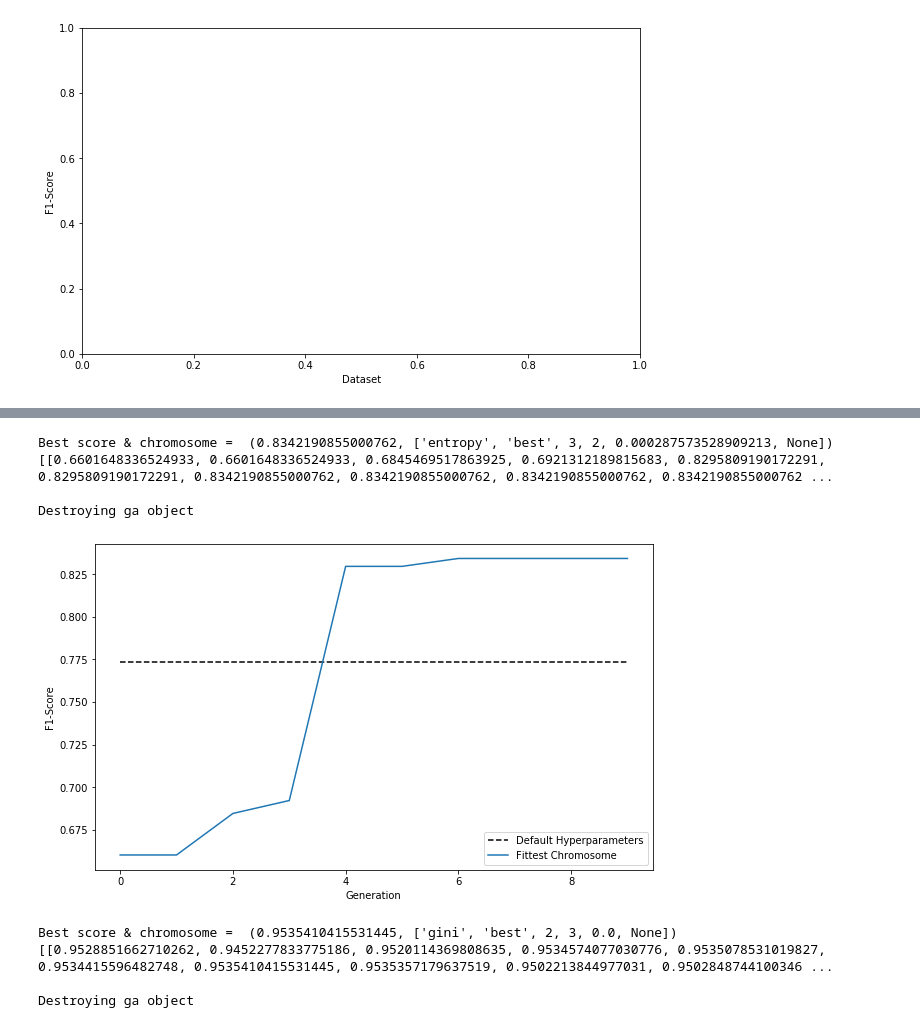
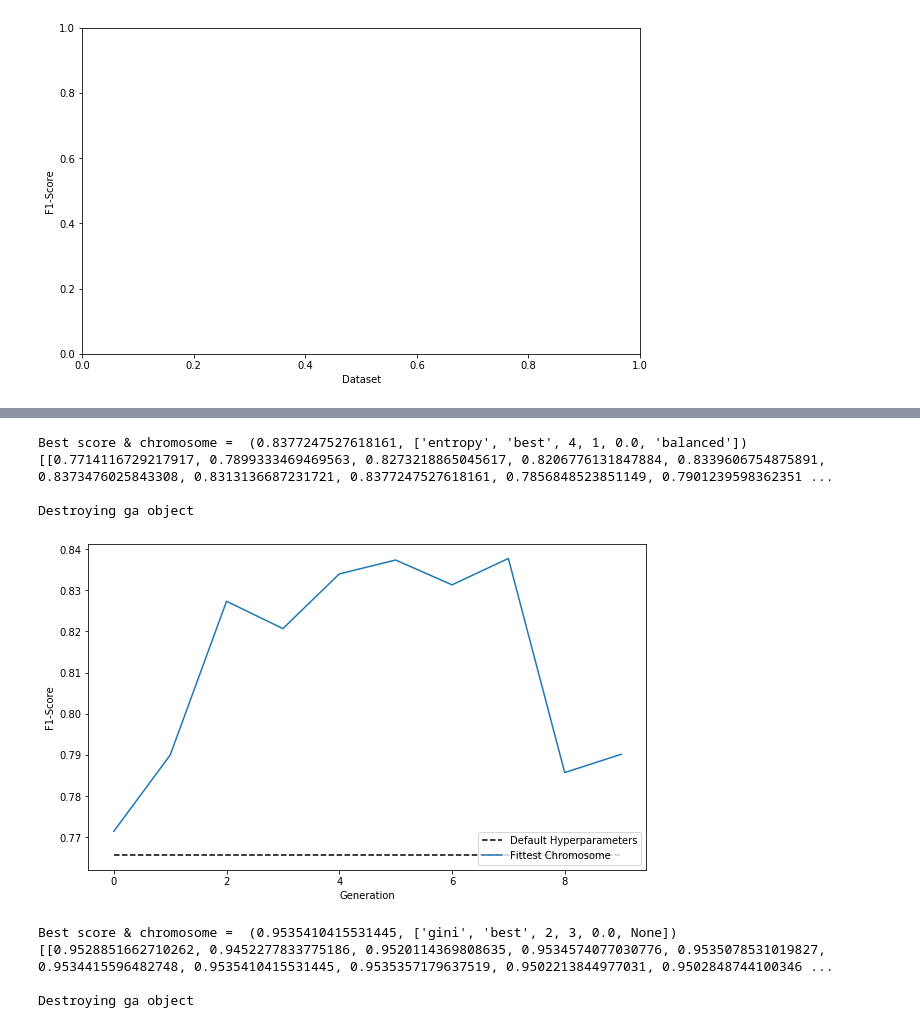
Before and after one commit to NorthOfNull/ML, a Jupyter notebook: Genetic Algorithm.ipynb, the cells around one changed output, grey strips where cells are left out. Cells and saved outputs as stored; diff of their text form; code cells hidden in the pictures.

```diff
--- a/Genetic Algorithm.ipynb
+++ b/Genetic Algorithm.ipynb
@@ -184,7 +186,7 @@ from sklearn.svm import LinearSVC
 from sklearn.model_selection import cross_validate
 import numpy as np
 
-dataset_path = "../Datasets/CTU-13/Pre-processed_Extended/7.csv"
+dataset_path = "../Datasets/CTU-13/Pre-processed_Extended/8.csv"
 
 # Load, process and split dataset
 dataset = kf.load_dataset(dataset_path)
@@ -209,5 +211,3 @@ print(baseline)
-# %%
-baseline = [0.7731614859057001, 0.7731614859057001, 0.7731614859057001, 0.7731614859057001, 0.7731614859057001, 0.7731614859057001, 0.7731614859057001, 0.7731614859057001, 0.7731614859057001, 0.7731614859057001]
 # %%
 # 3 RUN GA HYPERPARAMETERS vs BASELINE HYPERPARAMETER PERFORMANCE
 # Population size = 10
@@ -257,41 +253,41 @@ Destroying ga object
 # Generations = 10
 # Chromosome Evaluation Method = Cross Validation (cv)
 # Initial Population Generation Method = Random
-dataset_path = "../Datasets/CTU-13/Pre-processed_Extended/7.csv"
+dataset_path = "../Datasets/CTU-13/Pre-processed_Extended/8.csv"
 
 run_results = []
 
 #for run in range(0, 3):
 ga = kf_bio.kf_genetic_algorithm(classifier='DecisionTreeClassifier', dataset_path=dataset_path,
-                      population_size=10, generations=10, evaluation_method='cv', initial_pop_gen_method='random',
+                      population_size=10, generations=10, evaluation_method='cv', initial_pop_gen_method='heuristic',
                                 extended_dataset=True)
 
 sorted_score_chromosome_list = ga.run()
 
 best_score_chromosome = sorted_score_chromosome_list[0]
 print("Best score & chromosome = ", best_score_chromosome)
 
 scores = ga.best_generation_fitness_scores
 run_results.append(scores)
 #
 
 #print(baseline)
 print(run_results)
 
 plt.figure(figsize=(10,6))
 plt.xlabel('Generation')
 plt.ylabel('F1-Score')
 plt.plot(baseline, c='k', linestyle='--', label='Default Hyperparameters')
 plt.plot(run_results[0], label='Fittest Chromosome')
 plt.legend(loc='lower right')
 
 del ga
 # %% [output]
-Best score & chromosome =  (0.8342190855000762, ['entropy', 'best', 3, 2, 0.000287573528909213, None])
-[[0.6601648336524933, 0.6601648336524933, 0.6845469517863925, 0.6921312189815683, 0.8295809190172291, 0.8295809190172291, 0.8342190855000762, 0.8342190855000762, 0.8342190855000762, 0.8342190855000762 ...
+Best score & chromosome =  (0.8377247527618161, ['entropy', 'best', 4, 1, 0.0, 'balanced'])
+[[0.7714116729217917, 0.7899333469469563, 0.8273218865045617, 0.8206776131847884, 0.8339606754875891, 0.8373476025843308, 0.8313136687231721, 0.8377247527618161, 0.7856848523851149, 0.7901239598362351 ...
 
 Destroying ga object
-[figure, old version]
+[figure, new version]
 # %%
 # 3 RUN GA HYPERPARAMETERS vs BASELINE HYPERPARAMETER PERFORMANCE
 # Population size = 10
```
Also changed, not shown: parts of 3 cells of this notebook, 3 other files.
